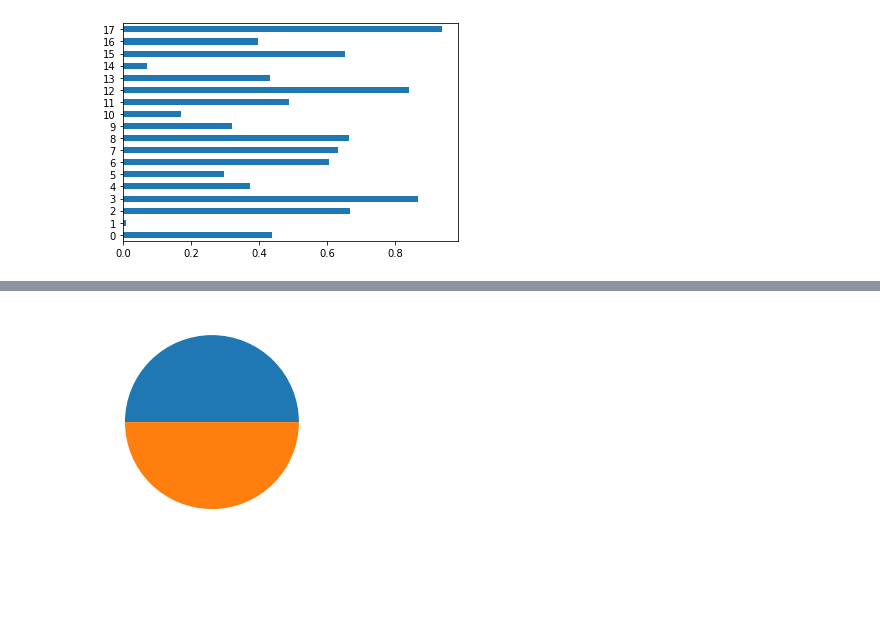
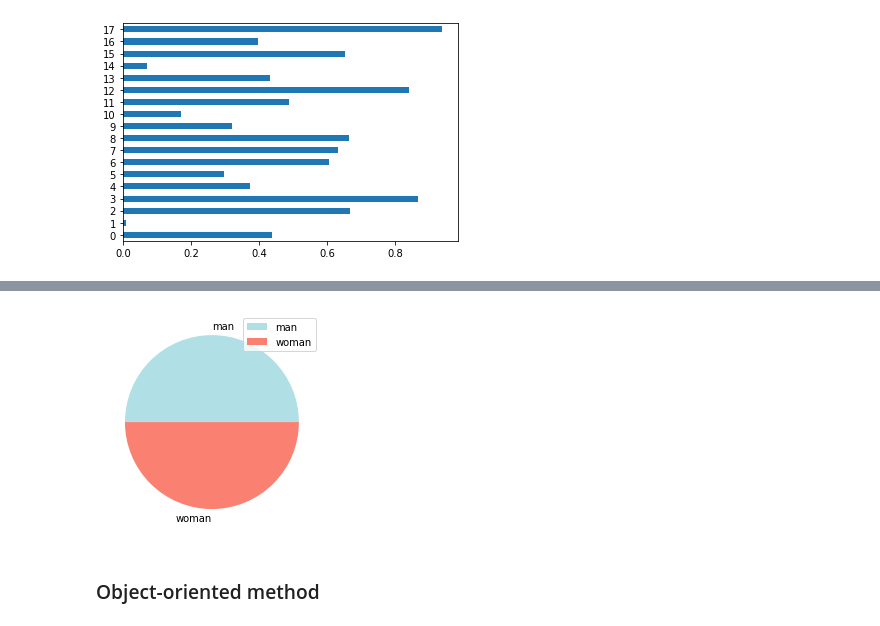
Before and after one commit to Ariel0128/pythonlearning, a Jupyter notebook: visualisation.ipynb, the cells around one changed output, grey strips where cells are left out. Cells and saved outputs as stored; diff of their text form; code cells hidden in the pictures; blank space fills up the shorter version.

```diff
--- a/visualisation.ipynb
+++ b/visualisation.ipynb
@@ -47,6 +57,12 @@ df1.plot()
 # %%
 x = [1,1]
-plt.pie(x)
+v = ['man','woman']
+plt.pie(x, colors=['powderblue','salmon'], labels=v)  # colors !
+
+plt.legend(['man','woman'], loc='upper right')  # loc can be writen by number(1-12) or the name of the location
+
 plt.savefig('pie.png')  # to save the img
 # %% [output]
-[figure, old version]
+[figure, new version]
+# %% [markdown]
+### Object-oriented method
```
Also changed, not shown: parts of 12 cells of this notebook, 5 other files.
